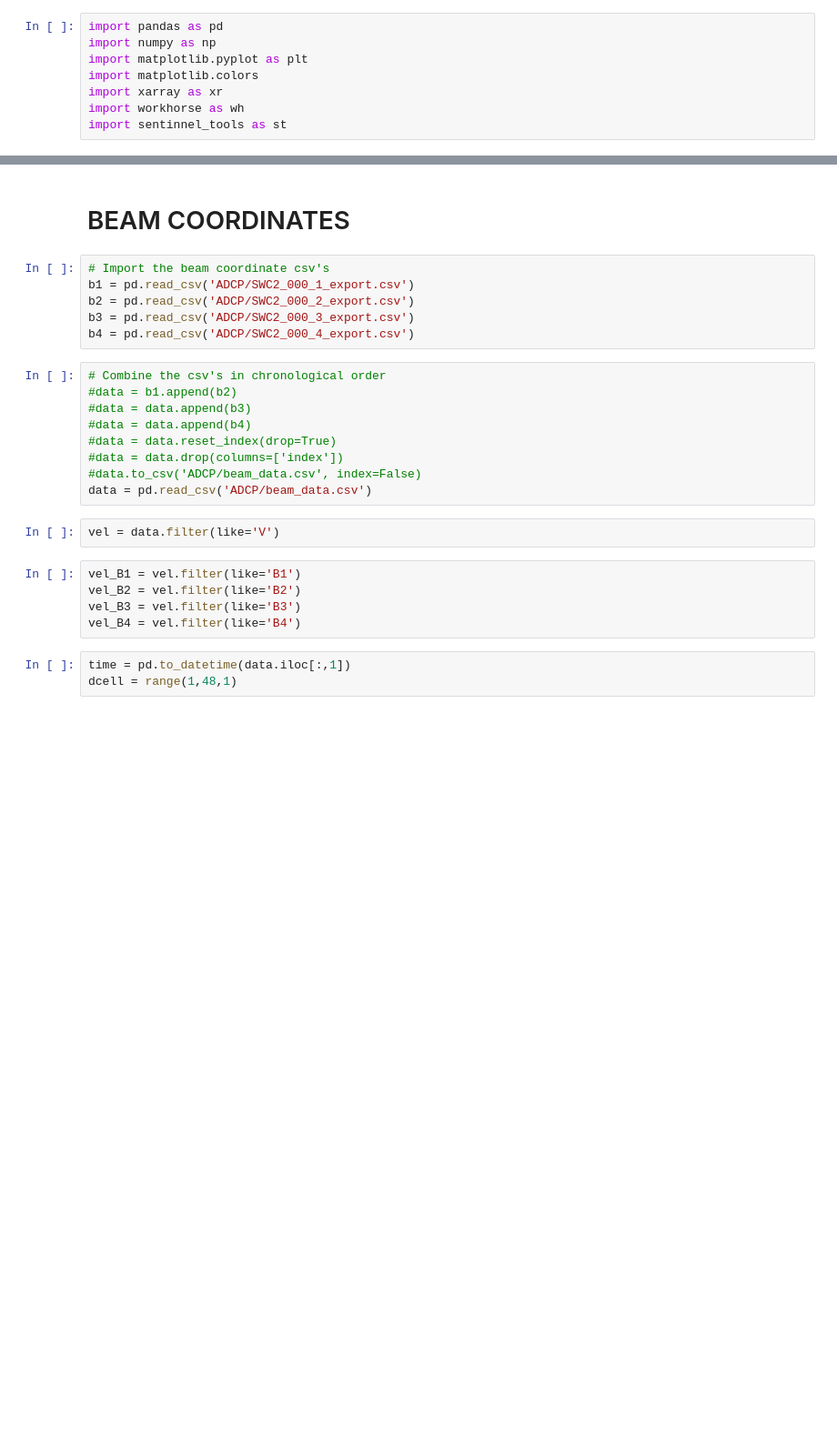
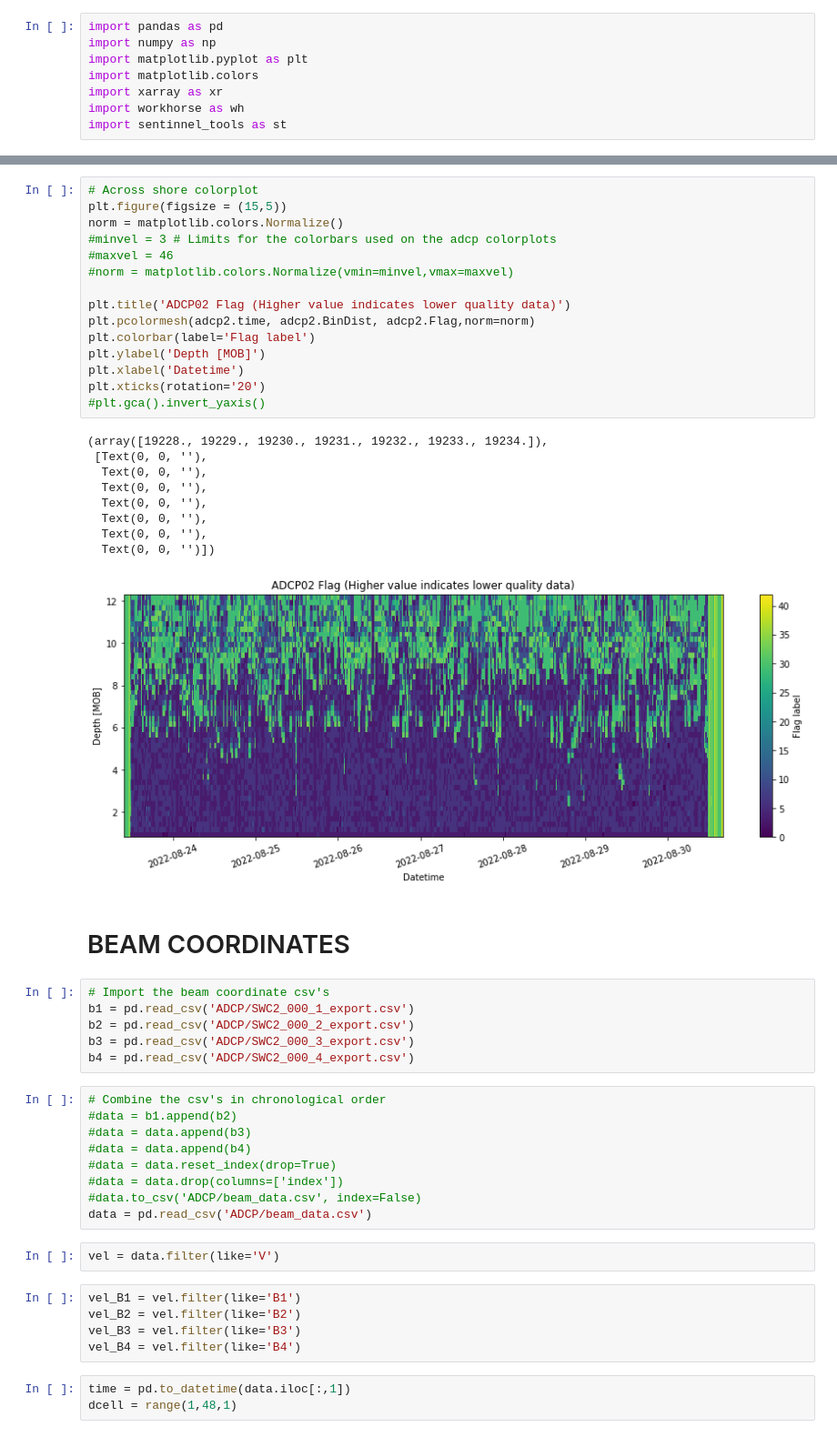
Before and after one commit to lagrady/Kelp-Forest-Hydrodynamics, a Jupyter notebook: notebooks/ADCP_data.ipynb, the cells around one changed output, grey strips where cells are left out. Shown: that part at 91% size. Cells and saved outputs as stored; diff of their text form; blank space fills up the shorter version.

```diff
--- a/notebooks/ADCP_data.ipynb
+++ b/notebooks/ADCP_data.ipynb
@@ -121,3 +108,28 @@ adcp02.to_netcdf('ADCP/adcp02.nc')
+# %%
+# Across shore colorplot
+plt.figure(figsize = (15,5))
+norm = matplotlib.colors.Normalize()
+#minvel = 3 # Limits for the colorbars used on the adcp colorplots
+#maxvel = 46
+#norm = matplotlib.colors.Normalize(vmin=minvel,vmax=maxvel)
+
+plt.title('ADCP02 Flag (Higher value indicates lower quality data)')
+plt.pcolormesh(adcp2.time, adcp2.BinDist, adcp2.Flag,norm=norm)
+plt.colorbar(label='Flag label')
+plt.ylabel('Depth [MOB]')
+plt.xlabel('Datetime')
+plt.xticks(rotation='20')
+#plt.gca().invert_yaxis()
+# %% [output]
+(array([19228., 19229., 19230., 19231., 19232., 19233., 19234.]),
+ [Text(0, 0, ''),
+  Text(0, 0, ''),
+  Text(0, 0, ''),
+  Text(0, 0, ''),
+  Text(0, 0, ''),
+  Text(0, 0, ''),
+  Text(0, 0, '')])
+[figure, added]
 # %% [markdown]
 # BEAM COORDINATES
 # %%
```
Also changed, not shown: parts of 13 cells of this notebook, 2 other files.
